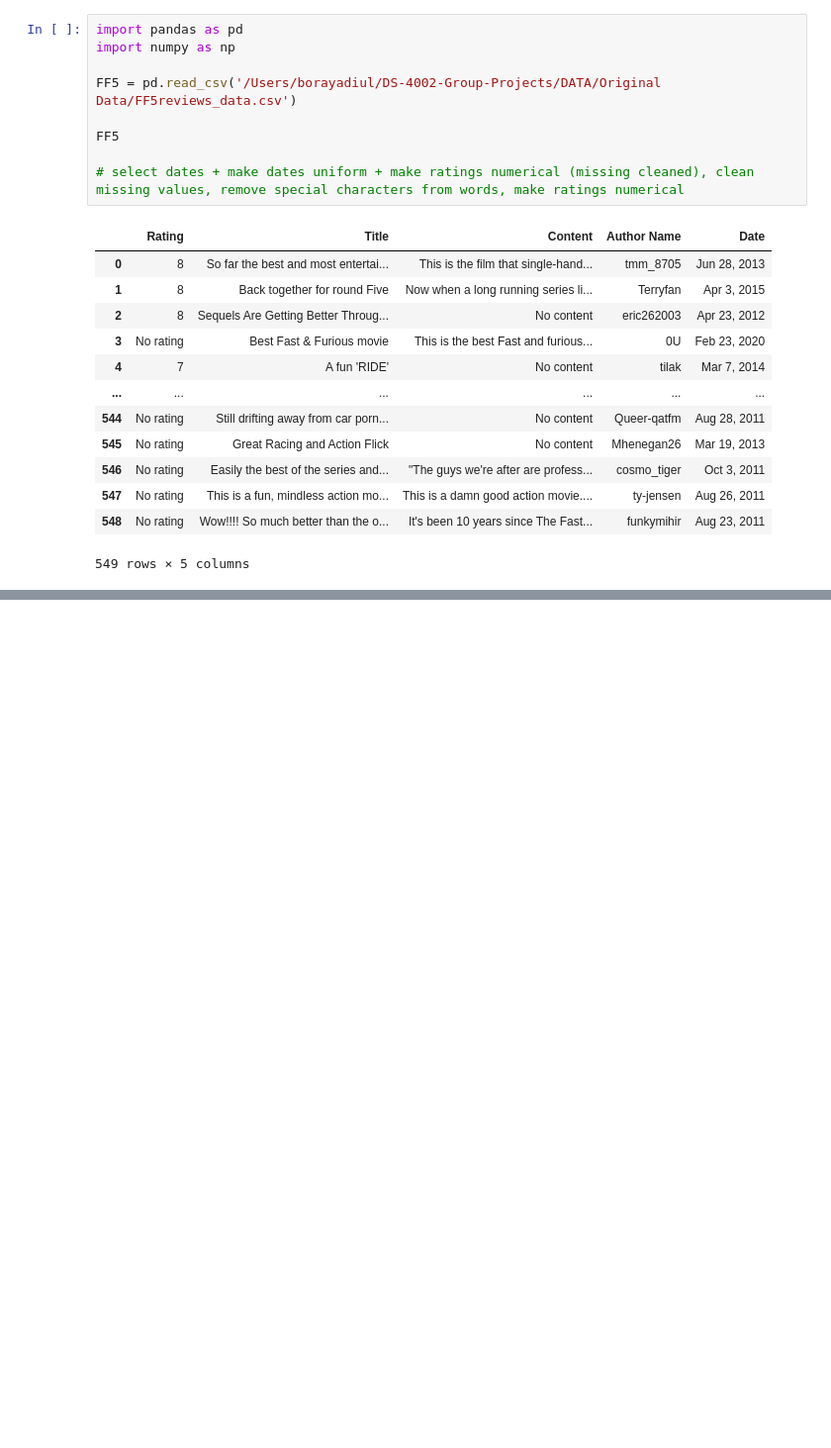
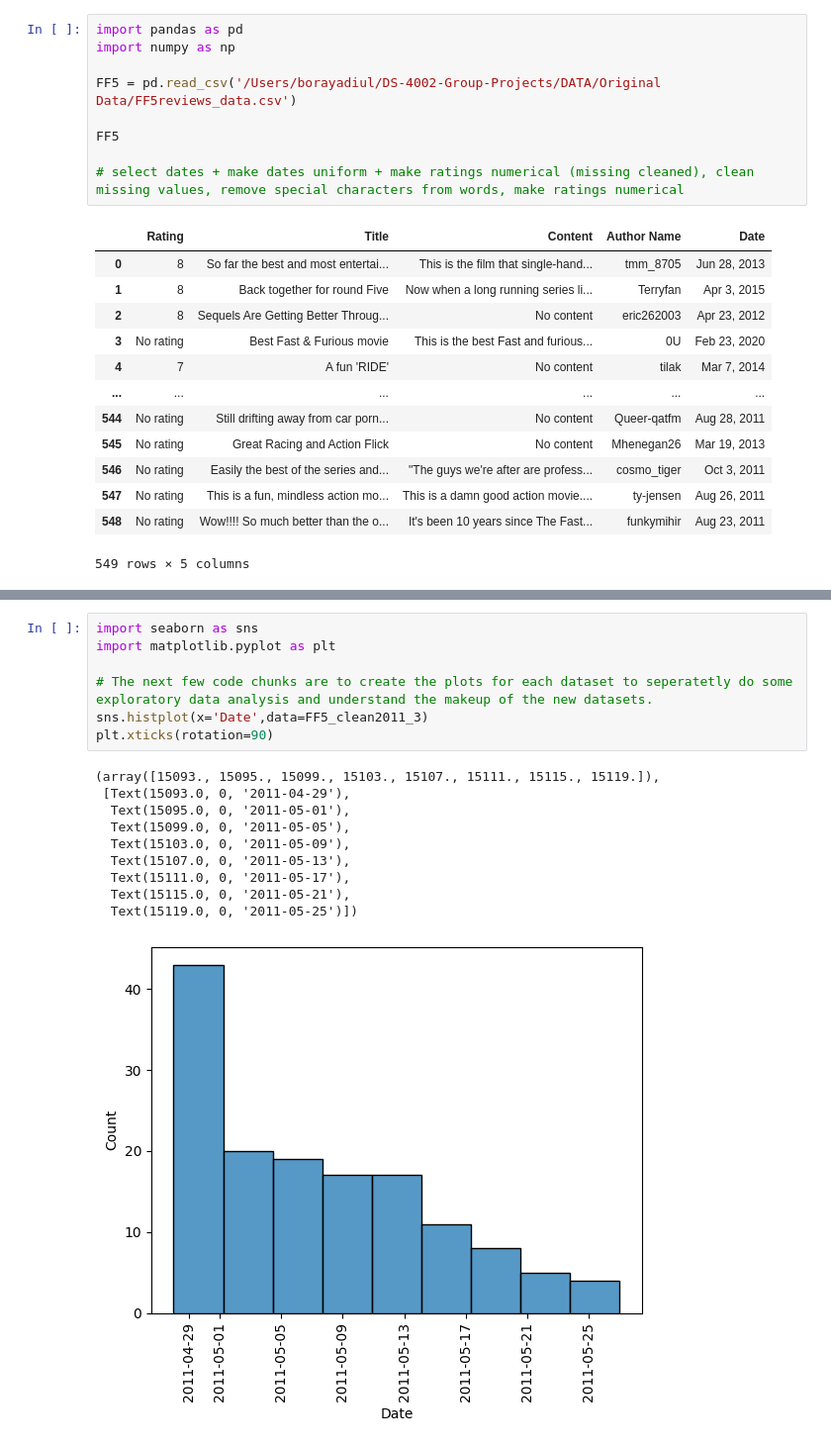
Before and after one commit to pwy7fv/DS-4002-Group-Projects, a Jupyter notebook: Scripts/FF5_clean.ipynb, the cells around one changed output, grey strips where cells are left out. Shown: that part at 99% size. Cells and saved outputs as stored; diff of their text form; blank space fills up the shorter version.

```diff
--- a/Scripts/FF5_clean.ipynb
+++ b/Scripts/FF5_clean.ipynb
@@ -234,0 +236,18 @@ FF5_clean_dec2
+# %%
+import seaborn as sns
+import matplotlib.pyplot as plt
+
+# The next few code chunks are to create the plots for each dataset to seperatetly do some exploratory data analysis and understand the makeup of the new datasets.
+sns.histplot(x='Date',data=FF5_clean2011_3)
+plt.xticks(rotation=90)
+# %% [output]
+(array([15093., 15095., 15099., 15103., 15107., 15111., 15115., 15119.]),
+ [Text(15093.0, 0, '2011-04-29'),
+  Text(15095.0, 0, '2011-05-01'),
+  Text(15099.0, 0, '2011-05-05'),
+  Text(15103.0, 0, '2011-05-09'),
+  Text(15107.0, 0, '2011-05-13'),
+  Text(15111.0, 0, '2011-05-17'),
+  Text(15115.0, 0, '2011-05-21'),
+  Text(15119.0, 0, '2011-05-25')])
+[figure, added]
```
Also changed, not shown: parts of 19 cells of this notebook.
